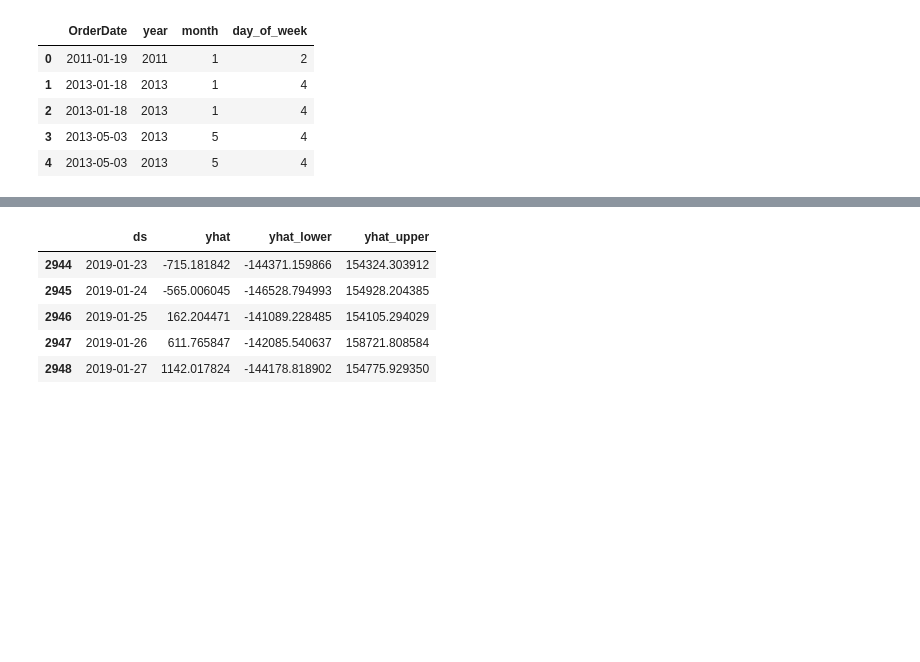
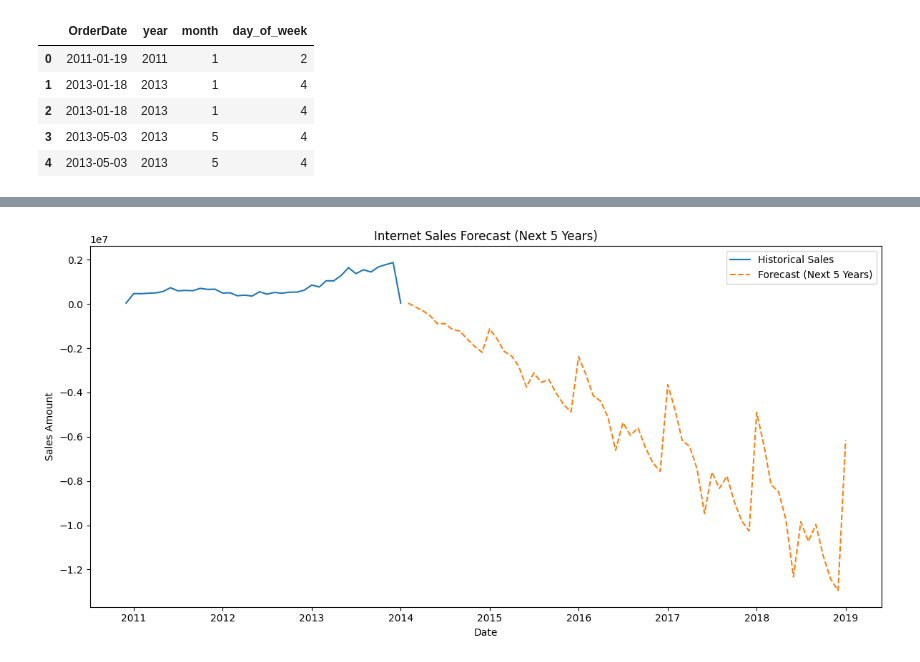
Before and after one commit to Tuanyatuanya/MSSP607, a Jupyter notebook: Participation_Week_08_Activity.ipynb, the cells around one changed output, grey strips where cells are left out. Saved outputs shown, nothing was run; the diff lists cells and outputs as text; code cells hidden in the pictures; blank space fills up the shorter version.

```diff
--- a/Participation_Week_08_Activity.ipynb
+++ b/Participation_Week_08_Activity.ipynb
@@ -103,11 +73,33 @@ INFO:cmdstanpy:Chain [1] done processing
-# %%
-future = model.make_future_dataframe(periods=5*365, freq='D')
-forecast = model.predict(future)
-display(forecast[['ds', 'yhat', 'yhat_lower', 'yhat_upper']].tail())
-# %% [output]
-|  | ds | yhat | yhat_lower | yhat_upper |
-| 2944 | 2019-01-23 | -715.181842 | -144371.159866 | 154324.303912 |
-| 2945 | 2019-01-24 | -565.006045 | -146528.794993 | 154928.204385 |
-| 2946 | 2019-01-25 | 162.204471 | -141089.228485 | 154105.294029 |
-| 2947 | 2019-01-26 | 611.765847 | -142085.540637 | 158721.808584 |
-| 2948 | 2019-01-27 | 1142.017824 | -144178.818902 | 154775.929350 |
+# %%
+sales_ts['OrderDate'] = pd.to_datetime(sales_ts['OrderDate'])
+sales_ts = sales_ts.set_index('OrderDate')
+# %%
+monthly_sales = sales_ts['SalesAmount'].resample('MS').sum()
+# %%
+model = ExponentialSmoothing(
+    monthly_sales,
+    trend='add',
+    seasonal='mul',
+    seasonal_periods=12
+).fit()
+# %%
+forecast_periods = 60
+forecast = model.forecast(forecast_periods)
+forecast_index = pd.date_range(
+    start=monthly_sales.index[-1] + pd.offsets.MonthBegin(),
+    periods=forecast_periods,
+    freq='MS'
+)
+forecast_df = pd.DataFrame({'Date': forecast_index, 'Forecast_Sales': forecast})
+# %%
+plt.figure(figsize=(12,6))
+plt.plot(monthly_sales.index, monthly_sales.values, label='Historical Sales')
+plt.plot(forecast_df['Date'], forecast_df['Forecast_Sales'], label='Forecast (Next 5 Years)', linestyle='--')
+plt.title('Internet Sales Forecast (Next 5 Years)')
+plt.xlabel('Date')
+plt.ylabel('Sales Amount')
+plt.legend()
+plt.tight_layout()
+plt.show()
+# %% [output]
+[figure, added]
```
Also changed, not shown: parts of 8 cells of this notebook.
